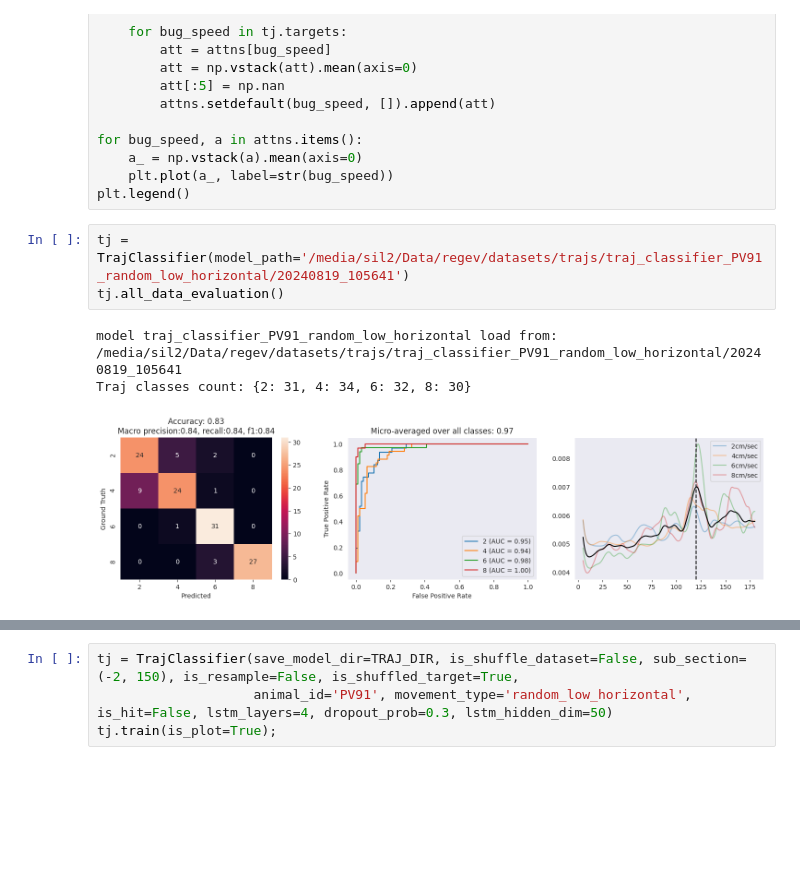
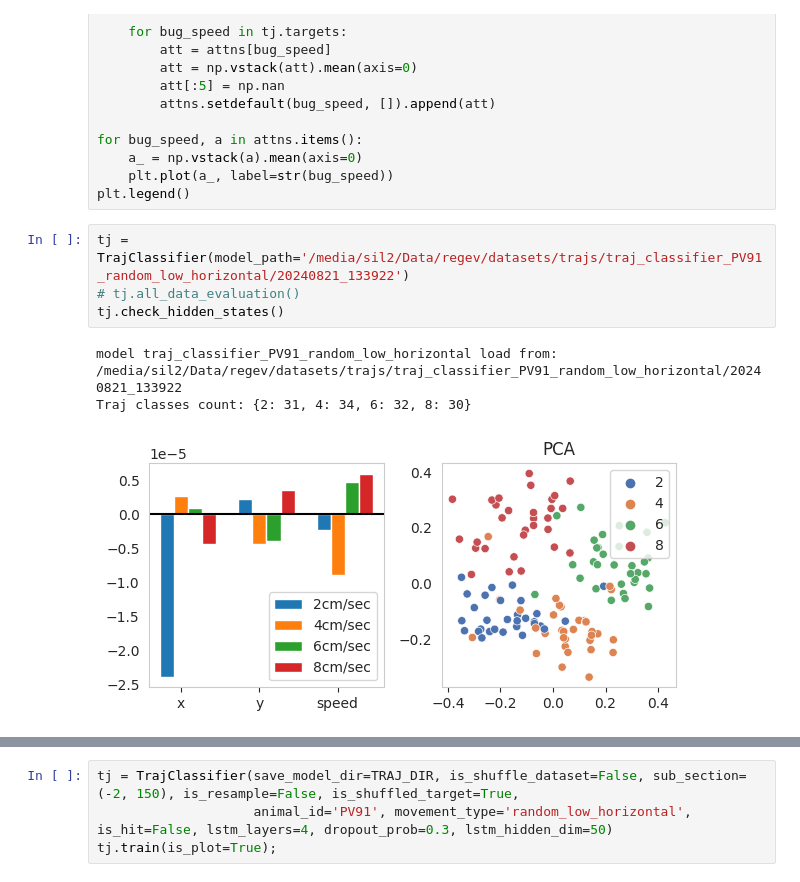
Before and after one commit to EvolutionaryNeuralCodingLab/PreyTouch, a Jupyter notebook: notebooks/trajs.ipynb, the cells around one changed output, grey strips where cells are left out. Cells and saved outputs as stored; diff of their text form; blank space fills up the shorter version.

Commit message:
trajs

```diff
--- a/notebooks/trajs.ipynb
+++ b/notebooks/trajs.ipynb
@@ -228,9 +366,10 @@ for bug_speed, a in attns.items():
     plt.plot(a_, label=str(bug_speed))
 plt.legend()
 # %%
-tj = TrajClassifier(model_path='/media/sil2/Data/regev/datasets/trajs/traj_classifier_PV91_random_low_horizontal/20240819_105641')
-tj.all_data_evaluation()
+tj = TrajClassifier(model_path='/media/sil2/Data/regev/datasets/trajs/traj_classifier_PV91_random_low_horizontal/20240821_133922')
+# tj.all_data_evaluation()
+tj.check_hidden_states()
 # %% [output]
-model traj_classifier_PV91_random_low_horizontal load from: /media/sil2/Data/regev/datasets/trajs/traj_classifier_PV91_random_low_horizontal/20240819_105641
+model traj_classifier_PV91_random_low_horizontal load from: /media/sil2/Data/regev/datasets/trajs/traj_classifier_PV91_random_low_horizontal/20240821_133922
 Traj classes count: {2: 31, 4: 34, 6: 32, 8: 30}
-[figure, old version]
+[figure, new version]
```
Also changed, not shown: parts of 29 cells of this notebook, 1 other file.
